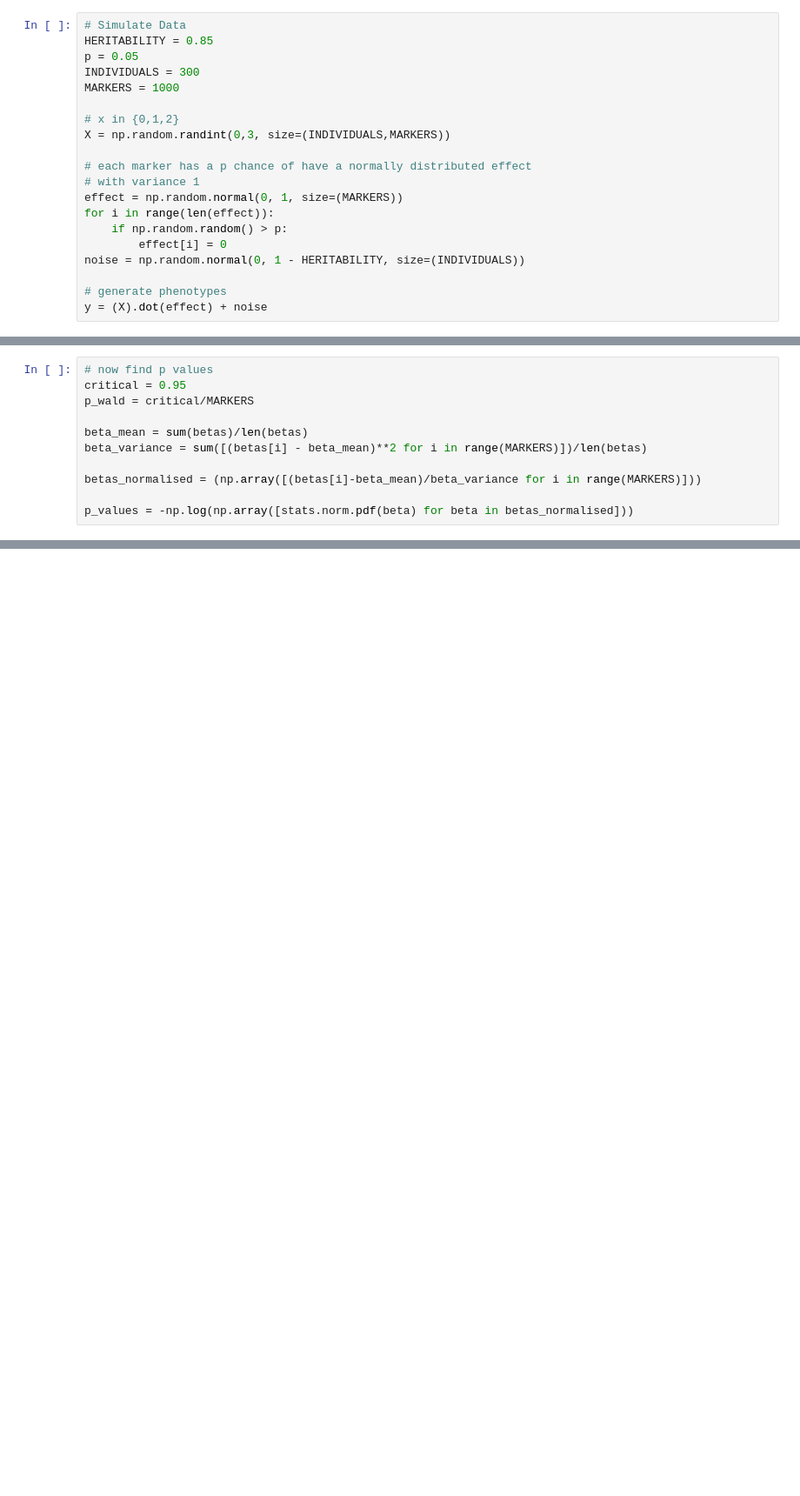
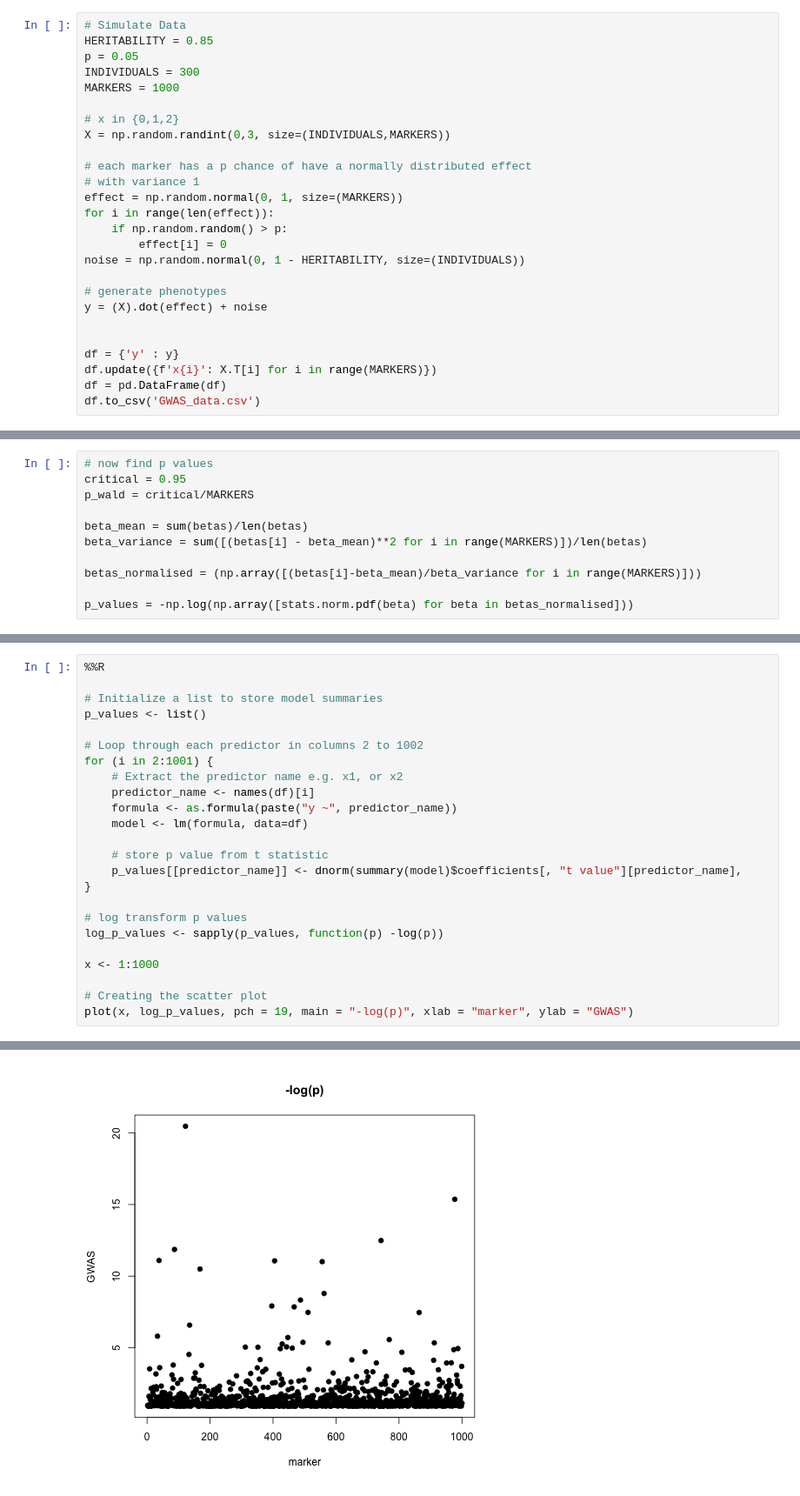
Before and after one commit to Patrick-Gibbs/Aarhus-Visit, a Jupyter notebook: Manual_GWAS/manual_gwas.ipynb, the cells around one changed output, grey strips where cells are left out. Shown at 87% size. Saved outputs shown, nothing was run; the diff lists cells and outputs as text; blank space fills up the shorter version.

```diff
--- a/Manual_GWAS/manual_gwas.ipynb
+++ b/Manual_GWAS/manual_gwas.ipynb
@@ -25,6 +26,12 @@ noise = np.random.normal(0, 1 - HERITABILITY, size=(INDIVIDUALS))
 
 # generate phenotypes
 y = (X).dot(effect) + noise
+
+
+df = {'y' : y}
+df.update({f'x{i}': X.T[i] for i in range(MARKERS)})
+df = pd.DataFrame(df)
+df.to_csv('GWAS_data.csv')
 # %%
 def compute_beta_value(X_i, y):
     # solves linear regression
@@ -73,0 +88,25 @@ axs[1].axhline(y=-np.log(p_wald), color='black', linestyle='-')
+# %%
+%%R
+
+# Initialize a list to store model summaries
+p_values <- list()
+
+# Loop through each predictor in columns 2 to 1002
+for (i in 2:1001) {
+    # Extract the predictor name e.g. x1, or x2
+    predictor_name <- names(df)[i]
+    formula <- as.formula(paste("y ~", predictor_name))
+    model <- lm(formula, data=df)
+
+    # store p value from t statistic
+    p_values[[predictor_name]] <- dnorm(summary(model)$coefficients[, "t value"][predictor_name],
+}
+
+# log transform p values
+log_p_values <- sapply(p_values, function(p) -log(p))
+
+x <- 1:1000
+
+# Creating the scatter plot
+plot(x, log_p_values, pch = 19, main = "-log(p)", xlab = "marker", ylab = "GWAS")
+# %% [output]
@@ -73,0 +118 @@ axs[1].axhline(y=-np.log(p_wald), color='black', linestyle='-')
+[figure, added]
```
Also changed, not shown: parts of 6 cells of this notebook, 1 other file.
